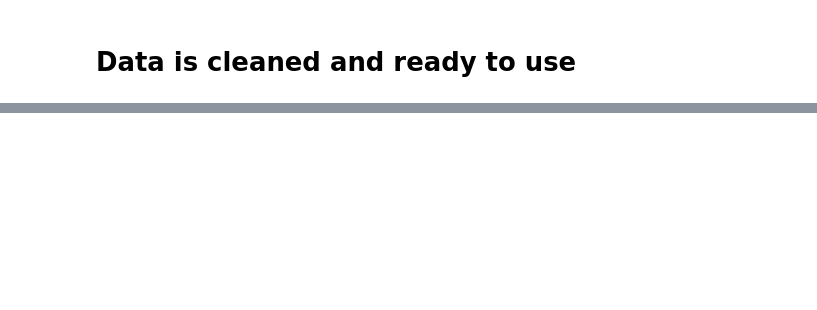
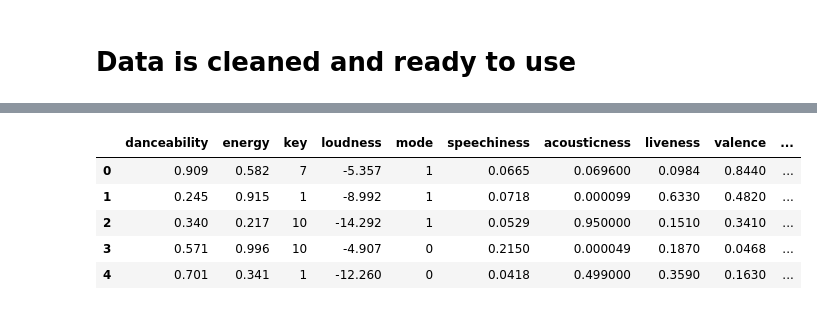
Before and after one commit to CS418/group-project-blackbox, a Jupyter notebook: Spotify.ipynb, the cells around one changed output, grey strips where cells are left out. Drawn from its saved outputs; the diff is of its cells as text; code cells hidden in the pictures; blank space fills up the shorter version.

```diff
--- a/Spotify.ipynb
+++ b/Spotify.ipynb
@@ -197,0 +224,10 @@ data.to_csv('gdrive/My Drive/final_data_spotify.csv', encoding='utf-8', index=Fa
+# %%
+data=pd.read_csv('gdrive/My Drive/final_data_spotify.csv').dropna(axis=1, how='all')
+data.head()
+# %% [output]
+|  | danceability | energy | key | loudness | mode | speechiness | acousticness | liveness | valence | ... |
+| 0 | 0.909 | 0.582 | 7 | -5.357 | 1 | 0.0665 | 0.069600 | 0.0984 | 0.8440 | ... |
+| 1 | 0.245 | 0.915 | 1 | -8.992 | 1 | 0.0718 | 0.000099 | 0.6330 | 0.4820 | ... |
+| 2 | 0.340 | 0.217 | 10 | -14.292 | 1 | 0.0529 | 0.950000 | 0.1510 | 0.3410 | ... |
+| 3 | 0.571 | 0.996 | 10 | -4.907 | 0 | 0.2150 | 0.000049 | 0.1870 | 0.0468 | ... |
+| 4 | 0.701 | 0.341 | 1 | -12.260 | 0 | 0.0418 | 0.499000 | 0.3590 | 0.1630 | ... |
```
Also changed, not shown: parts of 1 cell of this notebook.
